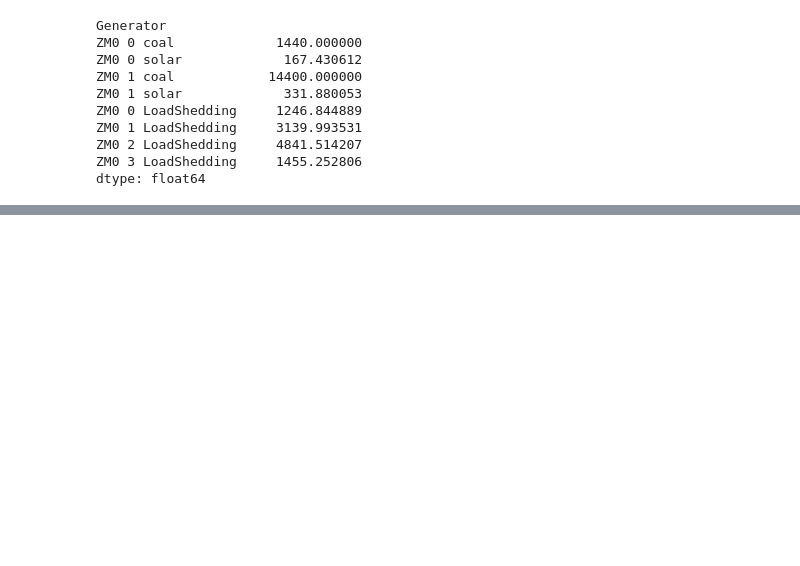
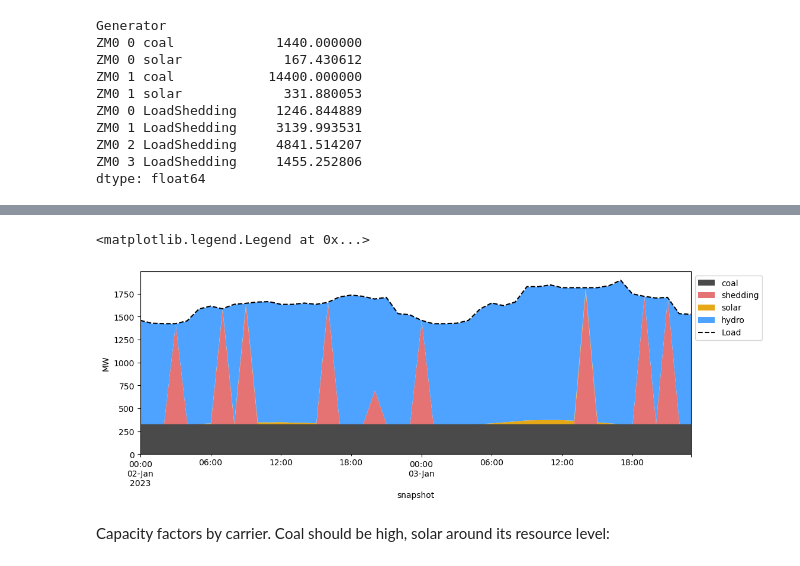
Before and after one commit to open-energy-transition/zambia-dev-notebooks, a Jupyter notebook: operational studies/minimal_model.ipynb, the cells around one changed output, grey strips where cells are left out. Saved outputs shown, nothing was run; the diff lists cells and outputs as text; code cells hidden in the pictures; blank space fills up the shorter version.

```diff
--- a/operational studies/minimal_model.ipynb
+++ b/operational studies/minimal_model.ipynb
@@ -276,0 +350,18 @@ dtype: float64
+# %%
+balance = n.statistics.energy_balance(aggregate_time=False, groupby="carrier")
+
+dispatch = balance.loc[["Generator", "StorageUnit"]].droplevel("component").T.fillna(0)
+load = -balance.loc["Load"].sum()
+# %%
+fig, ax = plt.subplots(figsize=(12, 4))
+
+dispatch.plot.area(ax=ax, color=n.carriers.color[dispatch.columns], linewidth=0)
+load.plot(ax=ax, color="black", linestyle="--", label="Load")
+
+ax.set_ylabel("MW")
+ax.legend(loc="upper left", bbox_to_anchor=(1, 1))
+# %% [output]
+<matplotlib.legend.Legend at 0x...>
+[figure, added]
+# %% [markdown]
+Capacity factors by carrier. Coal should be high, solar around its resource level:
```
Also changed, not shown: parts of 33 cells of this notebook.
